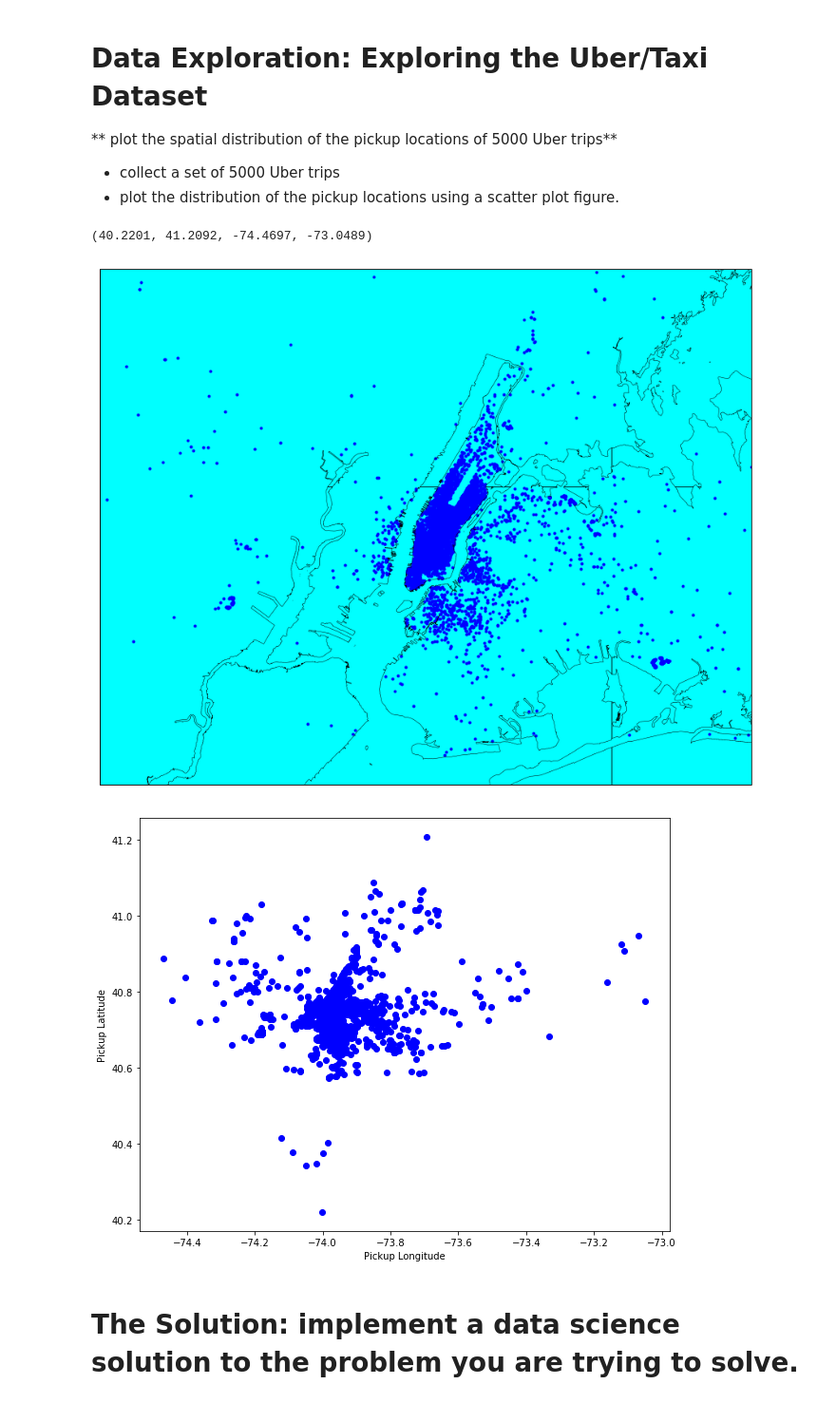
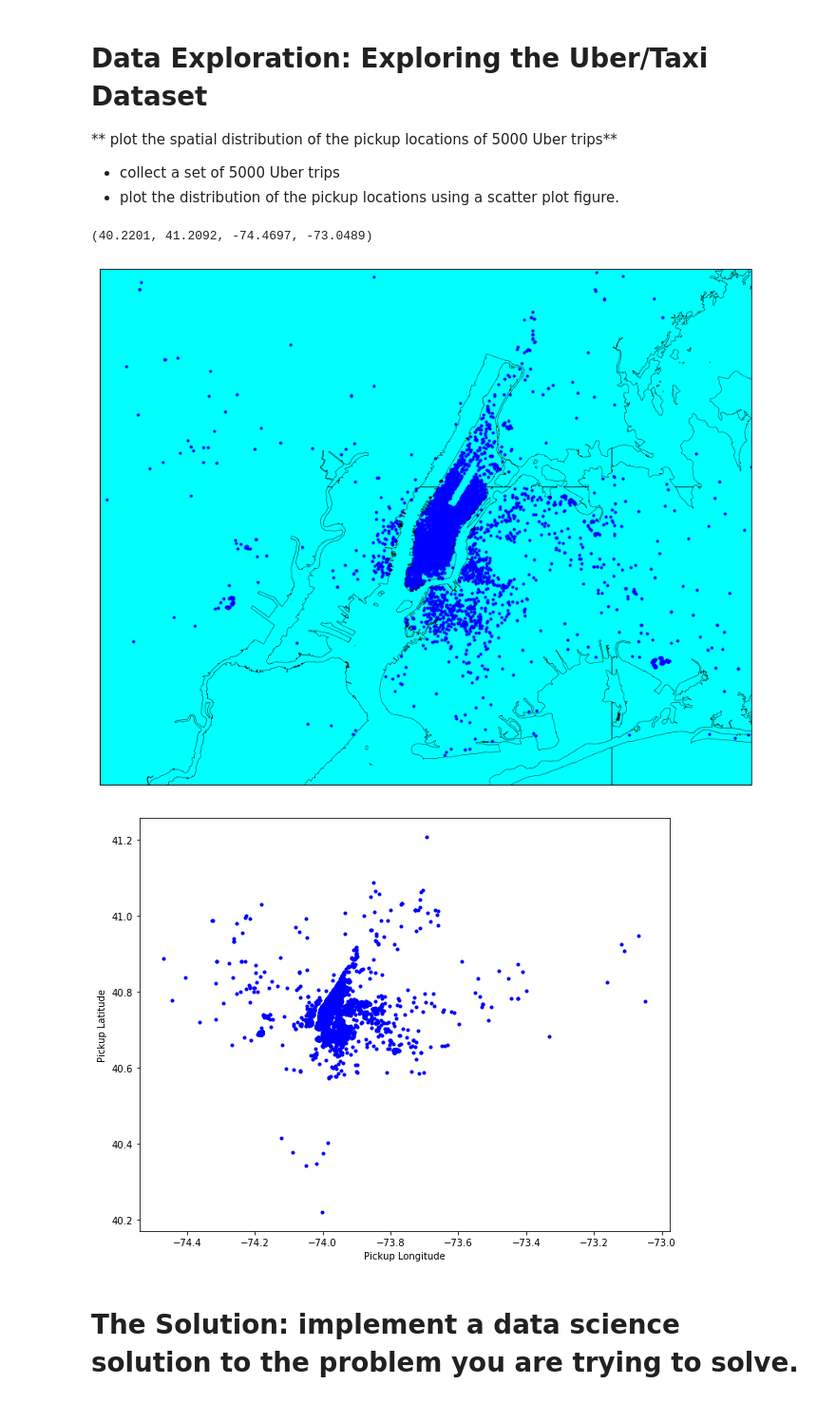
Before and after one commit to dontirun/DS3001-Case-4, a Jupyter notebook: case4.ipynb, the cells around one changed output. Shown at 95% size. Cells and saved outputs as stored; diff of their text form; code cells hidden in the pictures.

Commit message:
Updated Uber scatter plot

```diff
--- a/case4.ipynb
+++ b/case4.ipynb
@@ -47,35 +47,35 @@ with open('data/uber-raw-data-sep14.csv') as infile:
 print (min(pickups_lat),
            max(pickups_lat),
            min(pickups_long),
            max(pickups_long))
 
 plt.figure(figsize=(15,15))
 map = Basemap(projection='mill',
             llcrnrlat = 40.55,
             llcrnrlon = -74.3,
             urcrnrlat = 40.95,
             urcrnrlon = -73.7,
             resolution='l')
 
 # Set up map
 map.drawmapboundary(fill_color = 'aqua')
 #map.fillcontinents(color = 'coral', lake_color = 'aqua')
 #map.drawcoastlines()
 map.readshapefile('new-york_new-york/new-york_new-york_water_coast', 'nyc')
 
 x,y = map(pickups_long, pickups_lat)
 map.scatter(x,y, marker = '.', color = 'b', )
 
 
 plt.figure(figsize=(10, 8))
-plt.plot(pickups_long, pickups_lat, 'bo')
+plt.plot(pickups_long, pickups_lat, 'b.')
 plt.ylabel('Pickup Latitude')
 plt.xlabel('Pickup Longitude')
 plt.show()
 # %% [output]
 (40.2201, 41.2092, -74.4697, -73.0489)
 [figure]
-[figure, old version]
+[figure, new version]
 # %% [markdown]
 # The Solution: implement a data science solution to the problem you are trying to solve.
 # %% [markdown]
```
